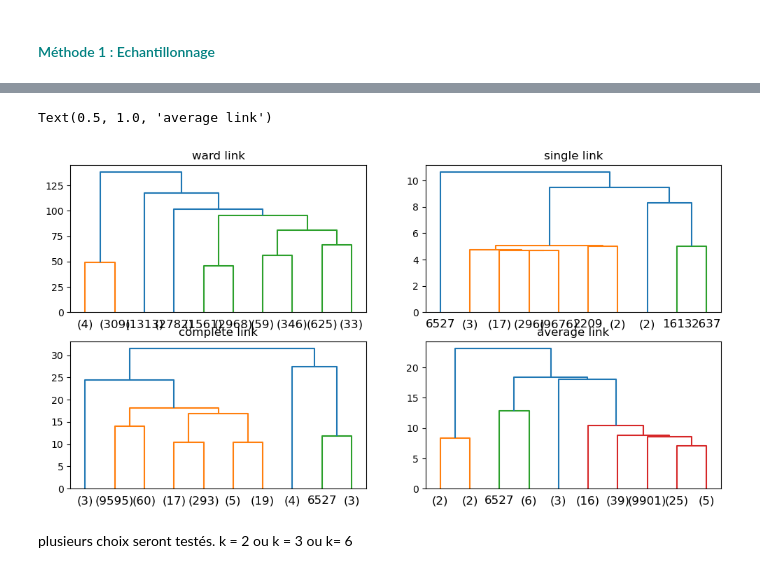
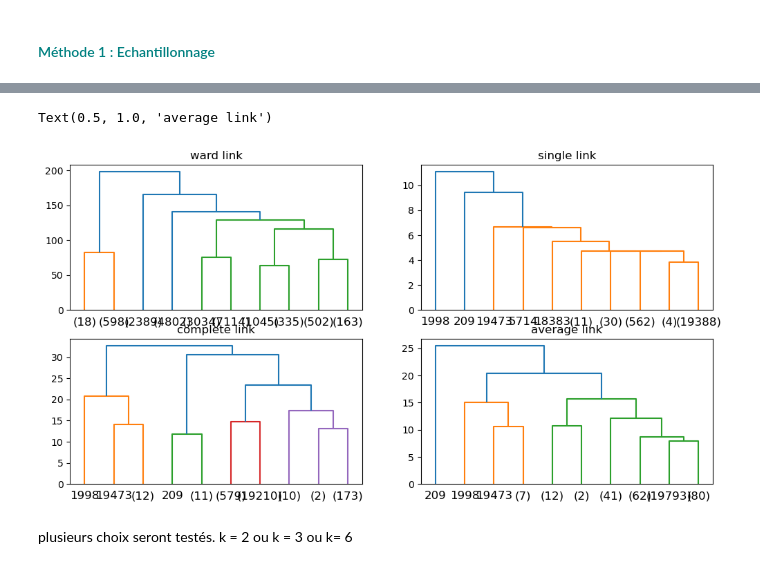
Before and after one commit to kevin-EK/OC-DS-P5-Segmentez-des-clients-d-un-site-e-commerce, a Jupyter notebook: Clustering.ipynb, the cells around one changed output, grey strips where cells are left out. Saved outputs shown, nothing was run; the diff lists cells and outputs as text; code cells hidden in the pictures.

```diff
--- a/Clustering.ipynb
+++ b/Clustering.ipynb
@@ -221,7 +306,7 @@ Méthode 2: lancer kmeans avec k = 10000, récuperer les k=10000 centres de clus
 
 fig = plt.figure(figsize=(12,6))
 
-Xtest = X_norm[np.random.randint(X_norm.shape[0],size=10000),:]
+Xtest = X_norm[np.random.randint(X_norm.shape[0],size=20000),:]
 
 ax = fig.add_subplot(221)
 Z = linkage(Xtest,method='ward')
@@ -248,5 +333,5 @@ Wall time: 10.5 s
 Text(0.5, 1.0, 'average link')
-[figure, old version]
+[figure, new version]
 # %% [markdown]
 plusieurs choix seront testés.</br>
 k = 2 ou k = 3 ou k= 6
```
Also changed, not shown: parts of 80 cells of this notebook, 2 other files.
